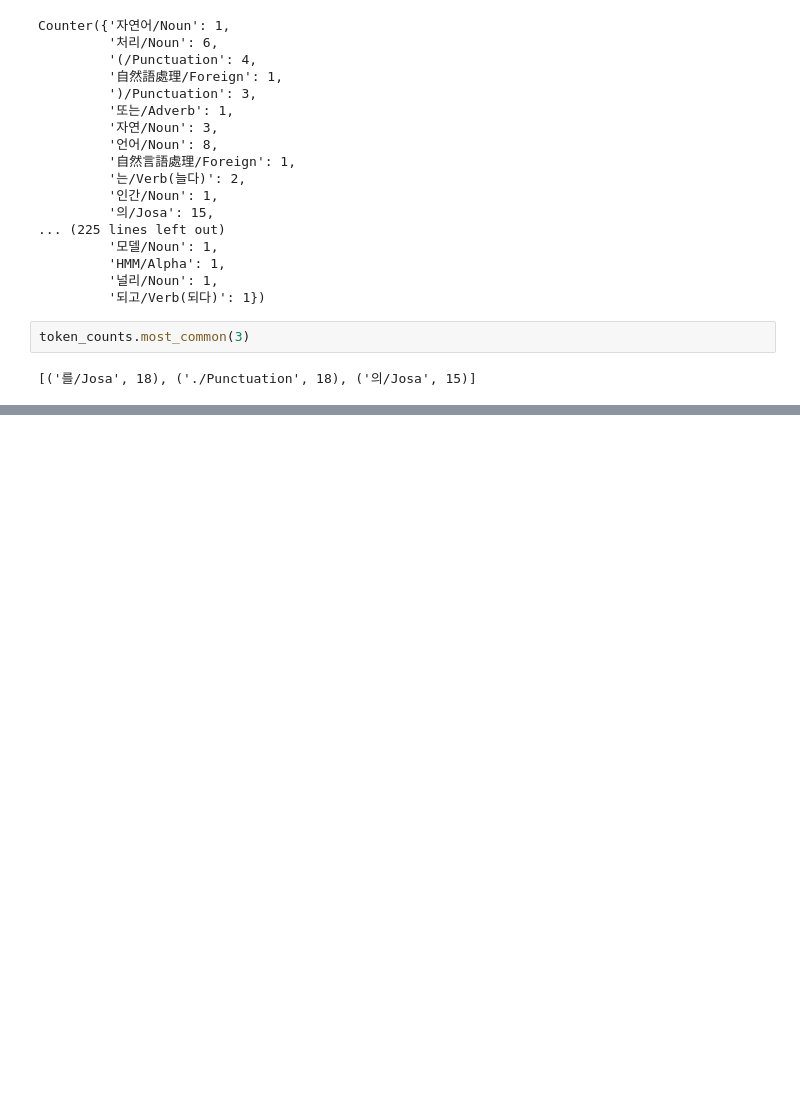
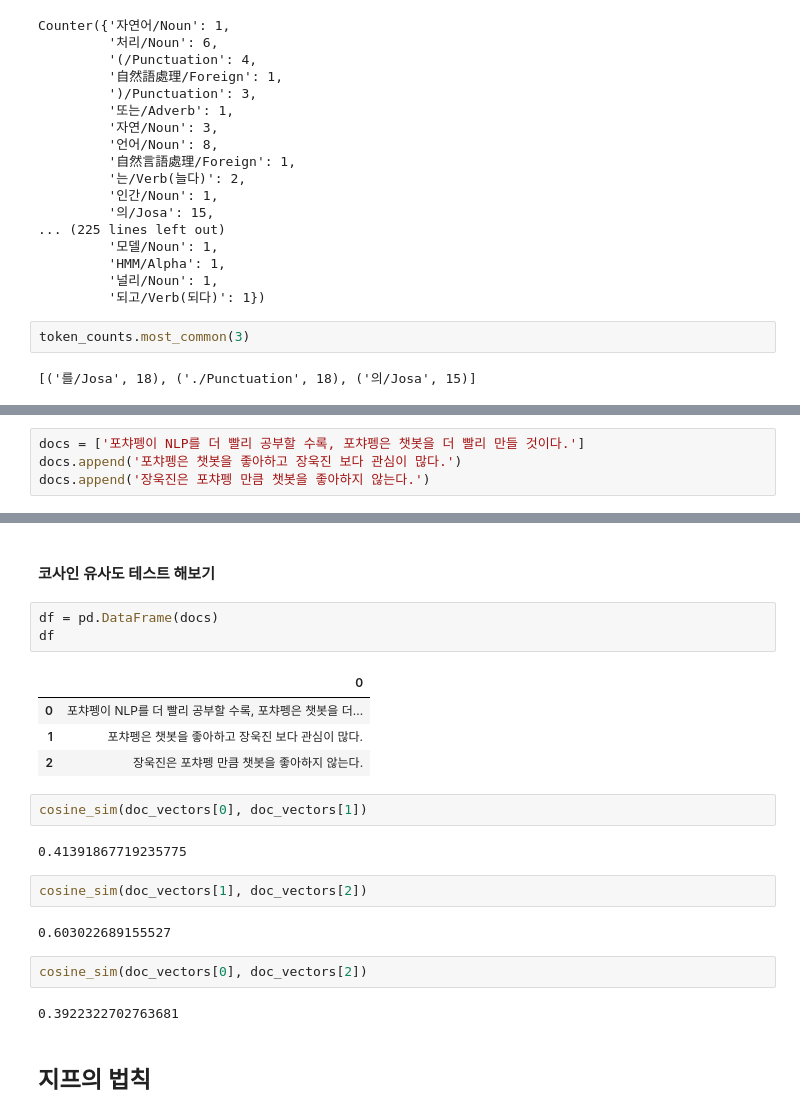
Before and after one commit to sucream/nlp_study, a Jupyter notebook: nlp_study_with_jupyter/chap3/chap3.ipynb, the cells around one changed output, grey strips where cells are left out. Drawn from its saved outputs; the diff is of its cells as text; blank space fills up the shorter version.

```diff
--- a/nlp_study_with_jupyter/chap3/chap3.ipynb
+++ b/nlp_study_with_jupyter/chap3/chap3.ipynb
@@ -202,0 +311,4 @@ token_counts.most_common(3)
+# %%
+docs = ['포챠펭이 NLP를 더 빨리 공부할 수록, 포챠펭은 챗봇을 더 빨리 만들 것이다.']
+docs.append('포챠펭은 챗봇을 좋아하고 장욱진 보다 관심이 많다.')
+docs.append('장욱진은 포챠펭 만큼 챗봇을 좋아하지 않는다.')
@@ -202,0 +490,24 @@ token_counts.most_common(3)
+# %% [markdown]
+#### 코사인 유사도 테스트 해보기
+# %%
+df = pd.DataFrame(docs)
+df
+# %% [output]
+|  | 0 |
+| 0 | 포챠펭이 NLP를 더 빨리 공부할 수록, 포챠펭은 챗봇을 더... |
+| 1 | 포챠펭은 챗봇을 좋아하고 장욱진 보다 관심이 많다. |
+| 2 | 장욱진은 포챠펭 만큼 챗봇을 좋아하지 않는다. |
+# %%
+cosine_sim(doc_vectors[0], doc_vectors[1])
+# %% [output]
+0.41391867719235775
+# %%
+cosine_sim(doc_vectors[1], doc_vectors[2])
+# %% [output]
+0.603022689155527
+# %%
+cosine_sim(doc_vectors[0], doc_vectors[2])
+# %% [output]
+0.3922322702763681
+# %% [markdown]
+## 지프의 법칙
```
Also changed, not shown: parts of 27 cells of this notebook, 3 other files.
